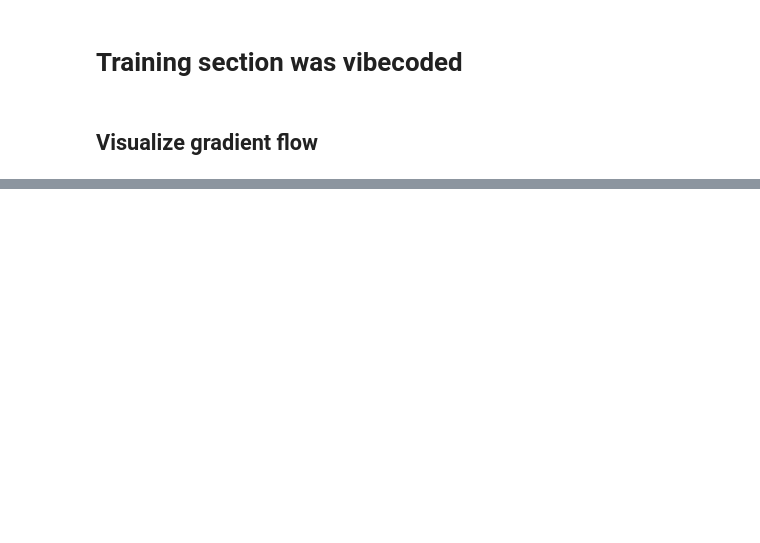
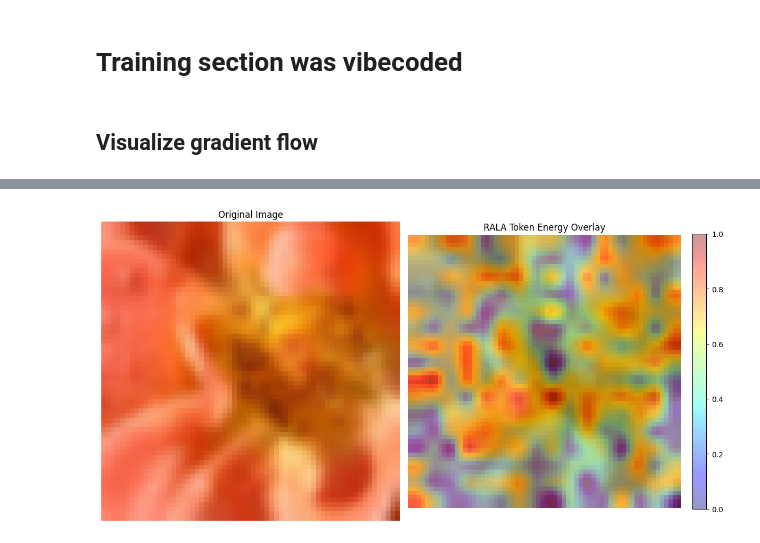
Before and after one commit to pnmq1103/wr227, a Jupyter notebook: ViT/ViT.ipynb, the cells around one changed output, grey strips where cells are left out. Saved outputs shown, nothing was run; the diff lists cells and outputs as text; code cells hidden in the pictures; blank space fills up the shorter version.

```diff
--- a/ViT/ViT.ipynb
+++ b/ViT/ViT.ipynb
@@ -203,9 +327,9 @@ model(torch.ones((1, 3, 144, 144)))
 from torch.utils.data import DataLoader
 from torch.utils.data import random_split
 
-train_split = int(0.8 * len(dataset))
-train, test = random_split(dataset, [train_split, len(dataset) - train_split])
-
+train_split = int(0.8 * len(train_dataset))
+train, test = random_split(train_dataset, [train_split, len(train_dataset) - train_split])
+print(train[0][0].shape)
 train_dataloader = DataLoader(train, batch_size=32, shuffle=True)
 test_dataloader = DataLoader(test, batch_size=32, shuffle=True)
 print(train_dataloader)
@@ -331,0 +592,78 @@ for epoch in range(epochs):
+# %%
+import matplotlib.pyplot as plt
+import torch
+import torch.nn.functional as F
+import numpy as np
+
+def visualize_heatmap_overlay(model, img_tensor):
+    model.eval()
+    with torch.no_grad():
+        # 1. Intercept the tokens before the head
+        tokens = model.get_intermediate_tokens(img_tensor)
+
+    # 2. Remove the CLS token and calculate Energy
+    spatial_tokens = tokens[0, 1:, :]
+    token_energy = torch.norm(spatial_tokens, p=2, dim=-1)
+
+    # 3. Get dimensions
+    patch_size = model.patch_embedding.patch_size
+    img_size = model.h
+    grid_size = img_size // patch_size
+
+    # 4. Reshape energy into a 2D spatial grid -> (1, 1, H, W) for PyTorch interpolation
+    energy_grid = token_energy.reshape(1, 1, grid_size, grid_size)
+
+    # 5. Smoothly upsample the grid to match the original image size (e.g., 64x64)
+    energy_upsampled = F.interpolate(
+        energy_grid,
+        size=(img_size, img_size),
+        mode='bilinear',
+        align_corners=False
+    ).squeeze().cpu().numpy()
+
+    # Normalize the upsampled energy map to [0, 1] for clean colormap rendering
+    energy_upsampled = (energy_upsampled - energy_upsampled.min()) / (energy_upsampled.max() - energy_upsampled.min())
+
+    # 6. Prepare the original image for plotting
+    vis_img = img_tensor[0].permute(1, 2, 0).cpu().numpy()
+    vis_img = (vis_img - vis_img.min()) / (vis_img.max() - vis_img.min())
+
+    # 7. Plotting the Overlay Side by Side
+    fig, axes = plt.subplots(1, 2, figsize=(12, 6))
+
+    # --- Left Plot: Original Image ---
+    axes[0].imshow(vis_img)
+    axes[0].set_title("Original Image")
+    axes[0].axis('off')
+
+    # --- Right Plot: Image + Heatmap Overlay ---
+    axes[1].imshow(vis_img)
+    # Draw the heatmap on top using a transparency channel (alpha)
+    overlay = axes[1].imshow(energy_upsampled, cmap='jet', alpha=0.4)
+    axes[1].set_title("RALA Token Energy Overlay")
+    axes[1].axis('off')
+
+    # Add colorbar connected to the right plot
+    fig.colorbar(overlay, ax=axes[1], fraction=0.046, pad=0.04)
+
+    plt.tight_layout()
+    plt.show()
+
+# ==========================================
+# Extract a sample and Run
+# ==========================================
+dataiter = iter(test_dataloader)
+images, labels = next(dataiter)
+
+sample_image = images[0]
+sample_label = labels[0]
+class_name = test_dataset.classes[sample_label.item()]
+
+print(f"Visualizing True Label: {class_name} (Class {sample_label.item()})")
+
+# Ensure model is on GPU and input has batch dimension
+model = model.to(device)
+model_input = sample_image.unsqueeze(0).to(device)
+
+visualize_heatmap_overlay(model, model_input)
+# %% [output]
@@ -331,0 +671 @@ for epoch in range(epochs):
+[figure, added]
```
Also changed, not shown: parts of 21 cells of this notebook, 3 other files.
